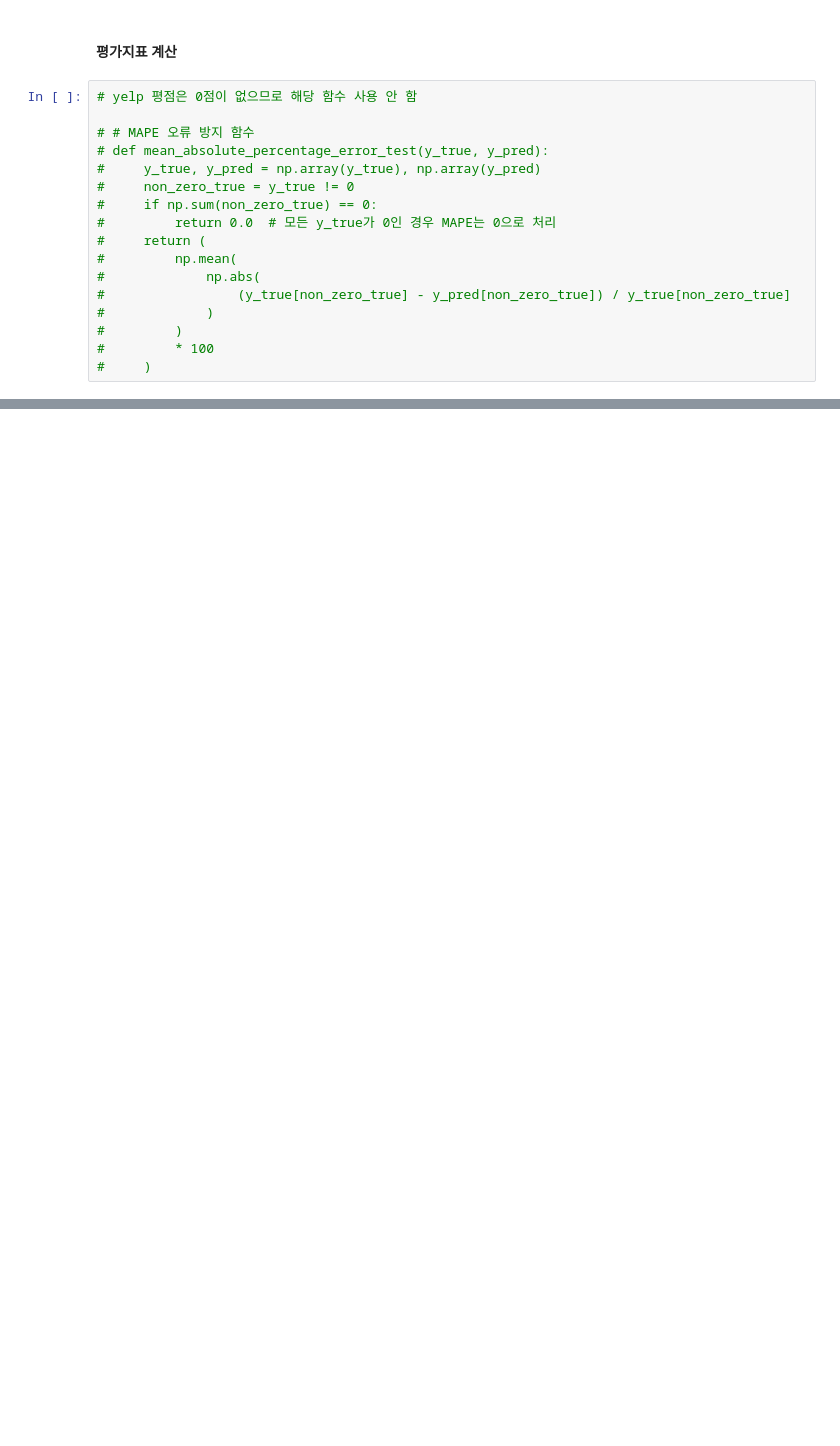
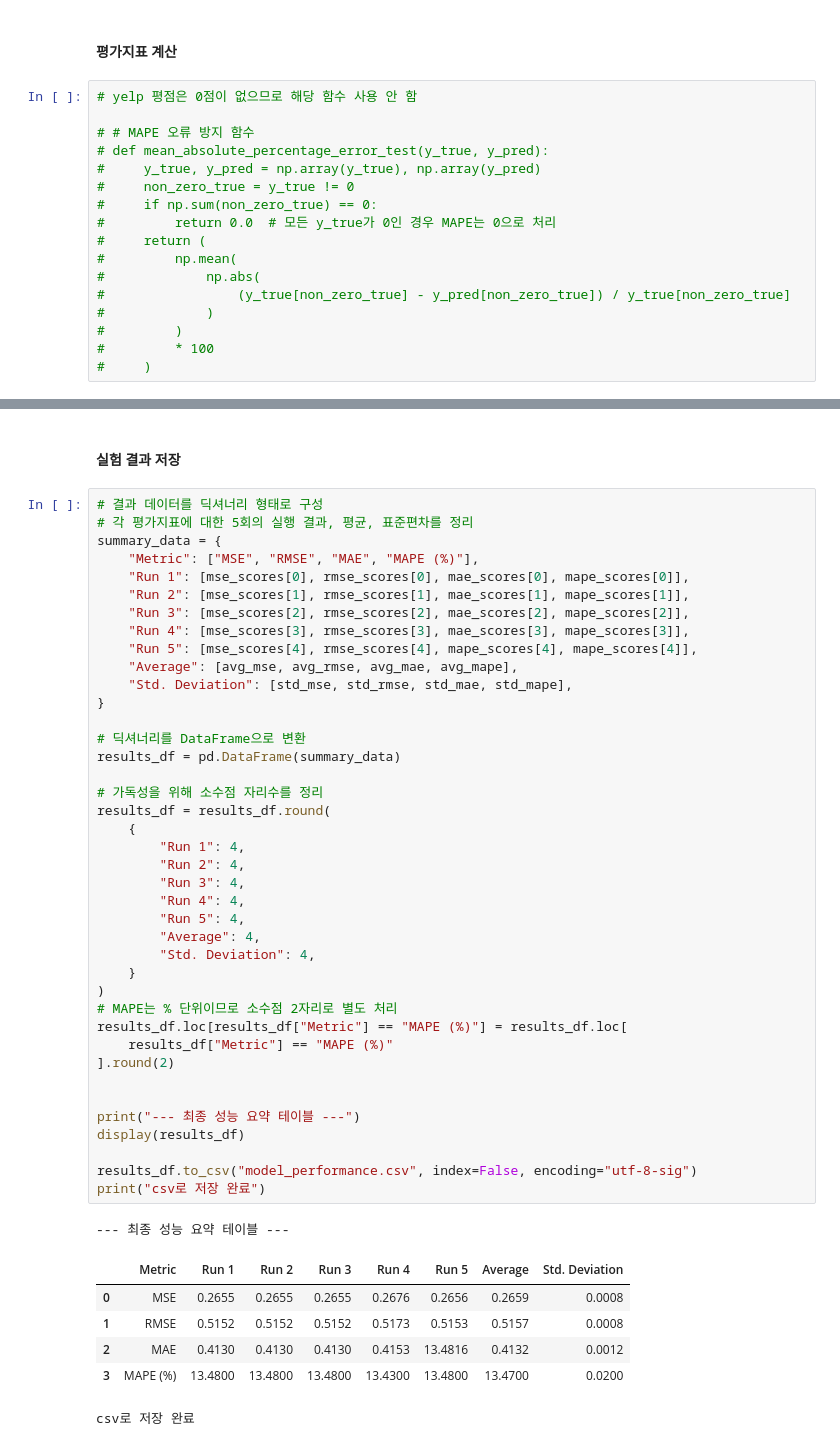
Before and after one commit to kshLithium/Gourmet-with-GeminiEmbedding, a Jupyter notebook: final.ipynb, the cells around one changed output, grey strips where cells are left out. Cells and saved outputs as stored; diff of their text form; blank space fills up the shorter version.

```diff
--- a/final.ipynb
+++ b/final.ipynb
@@ -415,0 +688,50 @@ MAPE: 12.98%
+# %% [markdown]
+#### 실험 결과 저장
+# %%
+# 결과 데이터를 딕셔너리 형태로 구성
+# 각 평가지표에 대한 5회의 실행 결과, 평균, 표준편차를 정리
+summary_data = {
+    "Metric": ["MSE", "RMSE", "MAE", "MAPE (%)"],
+    "Run 1": [mse_scores[0], rmse_scores[0], mae_scores[0], mape_scores[0]],
+    "Run 2": [mse_scores[1], rmse_scores[1], mae_scores[1], mape_scores[1]],
+    "Run 3": [mse_scores[2], rmse_scores[2], mae_scores[2], mape_scores[2]],
+    "Run 4": [mse_scores[3], rmse_scores[3], mae_scores[3], mape_scores[3]],
+    "Run 5": [mse_scores[4], rmse_scores[4], mape_scores[4], mape_scores[4]],
+    "Average": [avg_mse, avg_rmse, avg_mae, avg_mape],
+    "Std. Deviation": [std_mse, std_rmse, std_mae, std_mape],
+}
+
+# 딕셔너리를 DataFrame으로 변환
+results_df = pd.DataFrame(summary_data)
+
+# 가독성을 위해 소수점 자리수를 정리
+results_df = results_df.round(
+    {
+        "Run 1": 4,
+        "Run 2": 4,
+        "Run 3": 4,
+        "Run 4": 4,
+        "Run 5": 4,
+        "Average": 4,
+        "Std. Deviation": 4,
+    }
+)
+# MAPE는 % 단위이므로 소수점 2자리로 별도 처리
+results_df.loc[results_df["Metric"] == "MAPE (%)"] = results_df.loc[
+    results_df["Metric"] == "MAPE (%)"
+].round(2)
+
+
+print("--- 최종 성능 요약 테이블 ---")
+display(results_df)
+
+results_df.to_csv("model_performance.csv", index=False, encoding="utf-8-sig")
+print("csv로 저장 완료")
+# %% [output]
+--- 최종 성능 요약 테이블 ---
+|  | Metric | Run 1 | Run 2 | Run 3 | Run 4 | Run 5 | Average | Std. Deviation |
+| 0 | MSE | 0.2655 | 0.2655 | 0.2655 | 0.2676 | 0.2656 | 0.2659 | 0.0008 |
+| 1 | RMSE | 0.5152 | 0.5152 | 0.5152 | 0.5173 | 0.5153 | 0.5157 | 0.0008 |
+| 2 | MAE | 0.4130 | 0.4130 | 0.4130 | 0.4153 | 13.4816 | 0.4132 | 0.0012 |
+| 3 | MAPE (%) | 13.4800 | 13.4800 | 13.4800 | 13.4300 | 13.4800 | 13.4700 | 0.0200 |
+csv로 저장 완료
```
Also changed, not shown: parts of 11 cells of this notebook.
